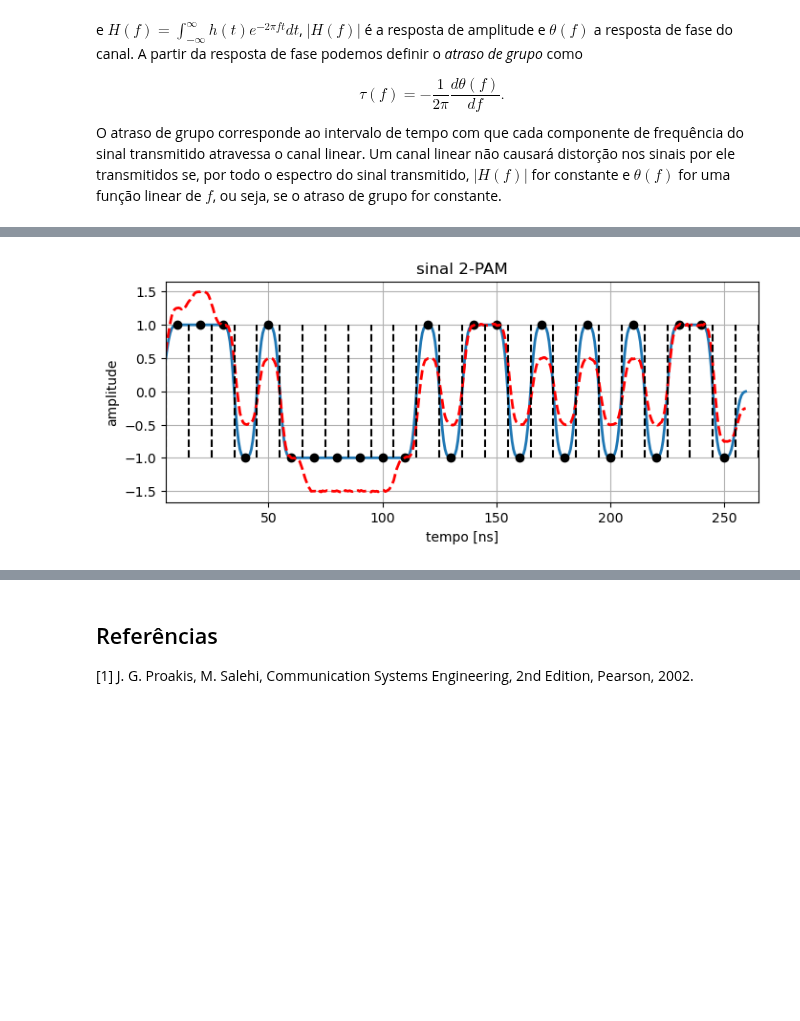
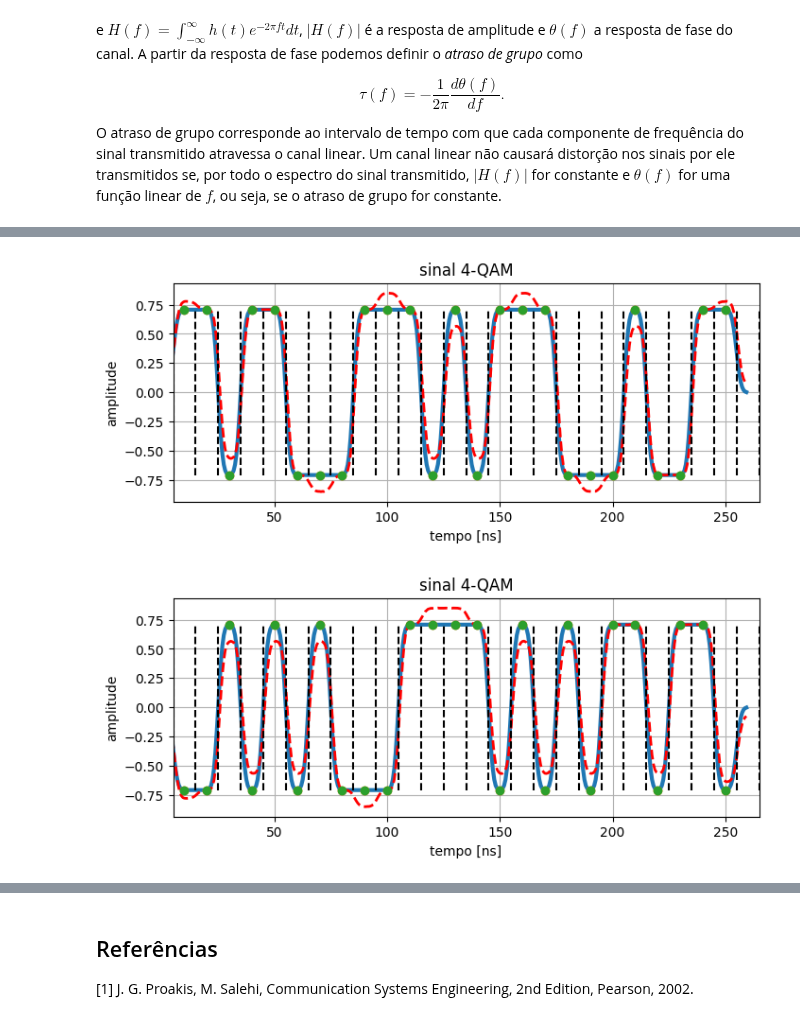
Before and after one commit to edsonportosilva/TDI, a Jupyter notebook: jupyter/4 - Transmissão digital em canais limitados em banda.ipynb, the cells around one changed output, grey strips where cells are left out. Saved outputs shown, nothing was run; the diff lists cells and outputs as text; code cells hidden in the pictures; blank space fills up the shorter version.

```diff
--- a/jupyter/4 - Transmissão digital em canais limitados em banda.ipynb
+++ b/jupyter/4 - Transmissão digital em canais limitados em banda.ipynb
@@ -91,5 +135,6 @@ em que $n(t)$ é uma função amostra de um processo estocástico gaussiano com
 # %%
-M = 2
+M = 4
+constType = 'qam'
 
 # parâmetros da simulação
 SpS = 16            # Amostras por símbolo
@@ -102,59 +147,92 @@ Ta  = 1/Fa          # Período de amostragem
 bitsTx = np.random.randint(2, size = int(25*np.log2(M)))
 
 # gera sequência de símbolos modulados
-symbTx = modulateGray(bitsTx, M, 'pam')
+symbTx = modulateGray(bitsTx, M, constType)
 symbTx = pnorm(symbTx) # power normalization
 symbTx = np.insert(symbTx,0, 0)
 
 # resposta do canal linear
-h_ch = np.array([0, 0.25, 1, 0.25])
+h_ch = np.array([0, 0.1, 1, 0.1])
 
 # upsampling
 symbolsUp = upsample(symbTx, SpS)
 h_ch_Up = upsample(h_ch, SpS)
+h_ch_Up = h_ch_Up.real
 
 # pulso NRZ típico
 pulse = pulseShape('nrz', SpS)
 pulse = pulse/max(abs(pulse))
 
 # formatação de pulso
 sigTx = firFilter(pulse, symbolsUp)
-sigTx = sigTx.real
 
-t = np.arange(0, sigTx.size)*(1/Fa)/1e-9
+t = np.arange(sigTx.size)*Ta/1e-9
 
 # instantes centrais dos intervalos de sinalização
 symbolsUp = upsample(symbTx, SpS)
-symbolsUp[symbolsUp==0] = np.nan
+symbolsUp[symbolsUp==0+1j*0] = np.nan + 1j*np.nan
 
-plt.figure(2)
-plt.plot(t, sigTx,'-',linewidth=2)
-plt.plot(t, symbolsUp.real,'ko')
-plt.xlabel('tempo [ns]')
-plt.ylabel('amplitude')
-plt.title('sinal '+str(M)+'-PAM')
-plt.grid()
+if constType == 'pam':
+    plt.figure(2)
+    plt.plot(t, sigTx,'-',linewidth=2)
+    plt.plot(t, symbolsUp.real,'ko')
+    plt.xlabel('tempo [ns]')
+    plt.ylabel('amplitude')
+    plt.title('sinal '+str(M)+'-PAM')
+    plt.grid()
+else:
+    plt.figure(2)
+    plt.plot(t, sigTx.real,'-',linewidth=3, label = '$Re\{s_n\}$')
+    plt.plot(t, symbolsUp.real,'o')
+    plt.xlabel('tempo [ns]')
+    plt.ylabel('amplitude')
+    plt.title('sinal '+str(M)+'-QAM')
+    plt.grid()
+
+    plt.figure(3)
+    plt.plot(t, sigTx.imag,'-',linewidth=3, label = '$Im\{s_n\}$')
+    plt.plot(t, symbolsUp.imag,'o')
+    plt.xlabel('tempo [ns]')
+    plt.ylabel('amplitude')
+    plt.title('sinal '+str(M)+'-QAM')
+    plt.grid()
 
 # canal linear
 sigRx = firFilter(h_ch_Up, sigTx)
-sigRx = sigRx.real
 
 # ruído gaussiano branco
 Namostras = sigTx.size
-σ2  = 0.000050  # variância
+σ2  = 1e-6  # variância
 μ   = 0      # média
 
-σ      = sqrt(σ2)
+σ      = np.sqrt(σ2)
 ruido  = normal(μ, σ, Namostras)
+ruidoC  = (normal(μ, σ, Namostras) + 1j*normal(μ, σ, Namostras))/np.sqrt(2)
 
-plt.figure(2)
-plt.plot(t, sigRx + ruido,'r--',alpha=1, linewidth=2)
-
-t = (0.5*Ts + np.arange(0, symbTx.size+1)*Ts)/1e-9
-plt.vlines(t, min(symbTx), max(symbTx), linestyles='dashed', color = 'k');
-plt.xlim(min(t), max(t));
+t = np.arange(sigTx.size)*Ta/1e-9
+if constType == 'pam':
+    plt.figure(2)
+    plt.plot(t, (sigRx + ruido).real,'r--',alpha=1, linewidth=2)
+    t = (0.5*Ts + np.arange(0, symbTx.size+1)*Ts)/1e-9
+    plt.vlines(t, min(symbTx), max(symbTx), linestyles='dashed', color = 'k');
+    plt.xlim(min(t), max(t));
+else:
+    plt.figure(2)
+    plt.plot(t, (sigRx + ruidoC).real,'r--',alpha=1, linewidth=2)
+    plt.plot(t, symbolsUp.real,'o')
+    plt.figure(3)
+    plt.plot(t, (sigRx + ruidoC).imag,'r--',alpha=1, linewidth=2)
+    plt.plot(t, symbolsUp.imag,'o')
+    t = (0.5*Ts + np.arange(0, symbTx.size+1)*Ts)/1e-9
+    plt.figure(2)
+    plt.vlines(t, min(symbTx), max(symbTx), linestyles='dashed', color = 'k');
+    plt.xlim(min(t), max(t));
+    plt.figure(3)
+    plt.vlines(t, min(symbTx), max(symbTx), linestyles='dashed', color = 'k');
+    plt.xlim(min(t), max(t));
 # %% [output]
-[figure, old version]
+[figure, new version]
+[figure, added]
 # %%
 # generate pseudo-random bit sequence
 bitsTx = np.random.randint(2, size = int(250000*np.log2(M)))
```
Also changed, not shown: parts of 10 cells of this notebook, 3 other files.
